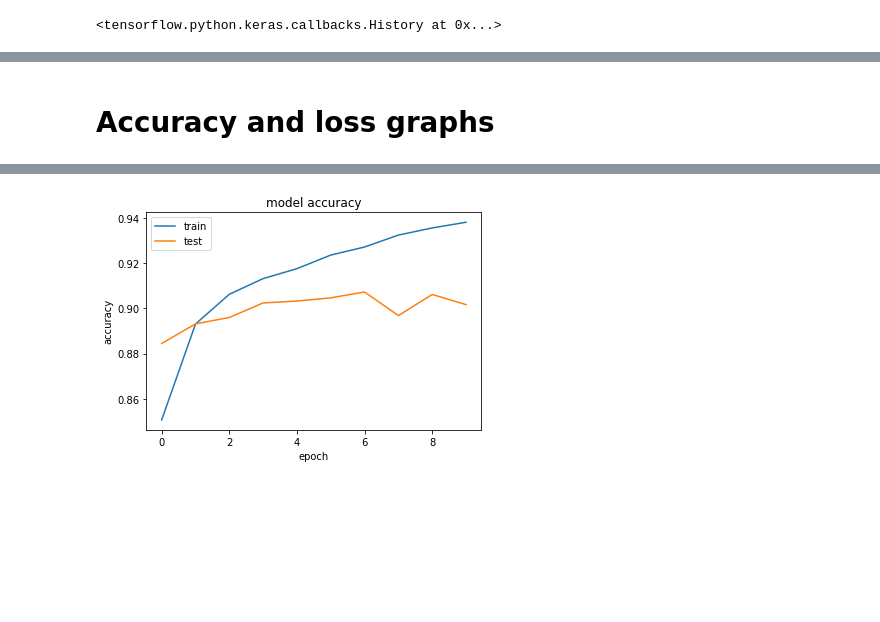
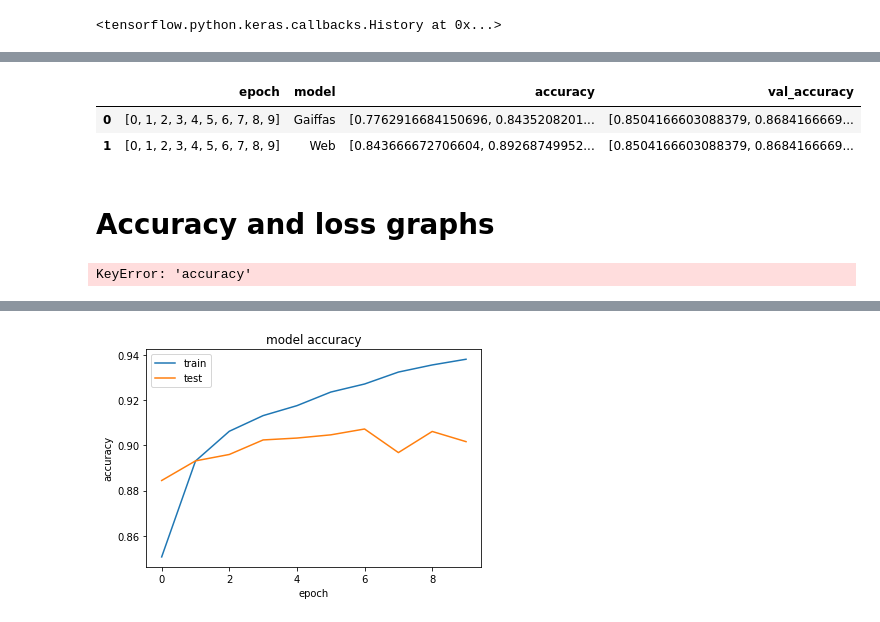
Before and after one commit to JLechuga94/Machine-Learning, a Jupyter notebook: notebook12_dm_fashion_mnist.ipynb, the cells around one changed output, grey strips where cells are left out. Drawn from its saved outputs; the diff is of its cells as text; code cells hidden in the pictures; blank space fills up the shorter version.

```diff
--- a/notebook12_dm_fashion_mnist.ipynb
+++ b/notebook12_dm_fashion_mnist.ipynb
@@ -343,0 +373,7 @@ web_model.save('webmodel.h5')
+# %%
+epoch = list(range(10))
+gaiffas_accuracy = gaiffas_model.history.history['accuracy']
+gaiffas_val_accuracy = gaiffas_model.history.history['val_accuracy']
+
+d = {'epoch': [epoch,epoch],'model': ["Gaiffas", "Web"], 'accuracy': [gaiffas_model.history.history['accuracy'], web_model.history.history['accuracy']], 'val_accuracy':[gaiffas_model.history.history['val_accuracy'], gaiffas_model.history.history['val_accuracy']]}
+models_df = pd.DataFrame(data=d)
@@ -344,2 +401,34 @@ web_model.save('webmodel.h5')
+# %%
+models_df
+# %% [output]
+|  | epoch | model | accuracy | val_accuracy |
+| 0 | [0, 1, 2, 3, 4, 5, 6, 7, 8, 9] | Gaiffas | [0.7762916684150696, 0.8435208201... | [0.8504166603088379, 0.8684166669... |
+| 1 | [0, 1, 2, 3, 4, 5, 6, 7, 8, 9] | Web | [0.843666672706604, 0.89268749952... | [0.8504166603088379, 0.8684166669... |
 # %% [markdown]
 # Accuracy and loss graphs
+# %%
+fig = go.Figure()
+fig.add_trace(go.Scatter(y=gaiffas_model.history.history['accuracy'],
+                    mode='lines+scatter',
+                    name='Gaiffas',
+                    line_shape='spline'))
+
+fig.add_trace(go.Scatter(y=web_model.history.history['accuracy'],
+                    mode='lines',
+                    name='Web',
+                    line_shape='spline'))
+
+fig.add_trace(go.Scatter(y=alex_model2.history.history['accuracy'],
+                    mode='lines',
+                    name='Alex',
+                    line_shape='spline'))
+
+fig.update_layout(
+    title="Model's accuracy comparison",
+    xaxis_title="Epoch",
+    yaxis_title="Accuracy")
+
+
+fig.show()
+# %% [output]
+KeyError: 'accuracy'
```
Also changed, not shown: parts of 26 cells of this notebook, 2 other files.
